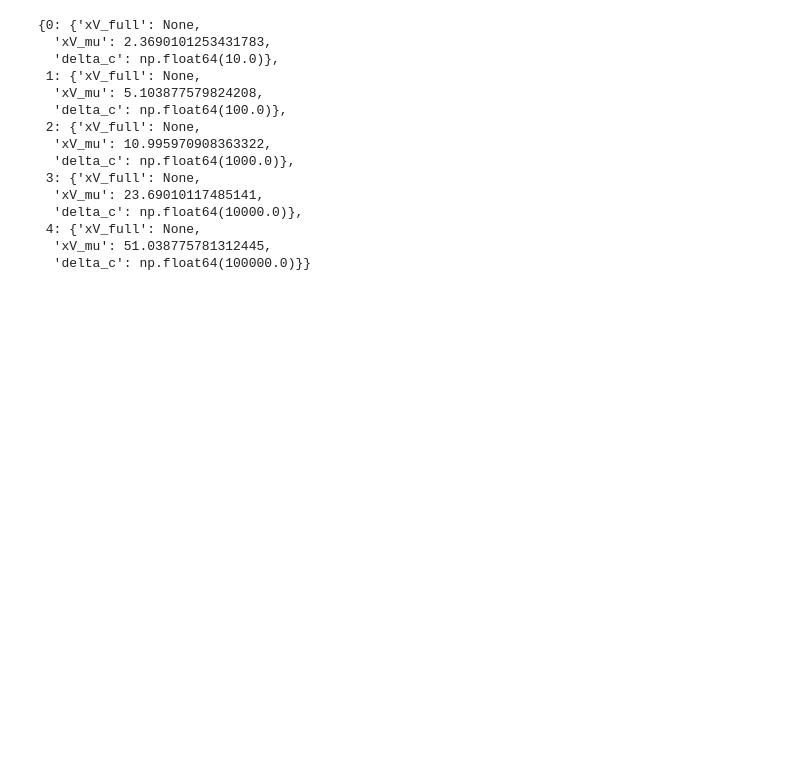
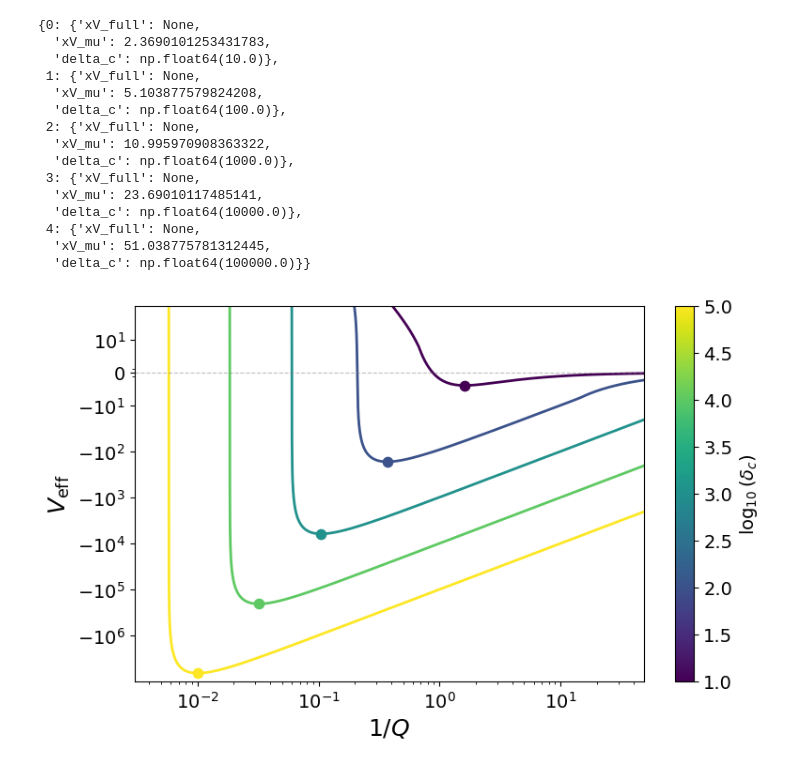
Before and after one commit to sergisl/escut, a Jupyter notebook: notebooks/chameleon-screening.ipynb, the cells around one changed output. Saved outputs shown, nothing was run; the diff lists cells and outputs as text; code cells hidden in the pictures; blank space fills up the shorter version.

```diff
--- a/notebooks/chameleon-screening.ipynb
+++ b/notebooks/chameleon-screening.ipynb
@@ -232,3 +229,22 @@ xV_map
  4: {'xV_full': None,
   'xV_mu': 51.038775781312445,
   'delta_c': np.float64(100000.0)}}
+# %%
+# §3 – Effective potential landscape
+import importlib
+import sys
+
+# Reload in dependency order: physics_utils first, then plotting, then escut
+for mod_name in ["physics_utils", "plotting", "escut"]:
+    if mod_name in sys.modules:
+        importlib.reload(sys.modules[mod_name])
+
+from escut import plot_effective_potential
+
+fig, ax = plot_effective_potential(
+    delta_cs, A, B, C, S,
+    save="chameleon_effective_potential.pdf",
+)
+plt.show()
+# %% [output]
+[figure, added]
```
Also changed, not shown: parts of 2 cells of this notebook, 3 other files.
